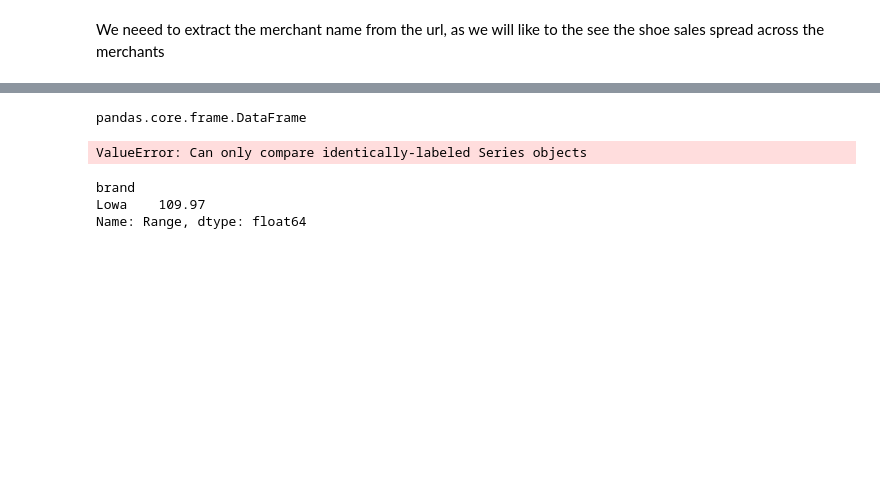
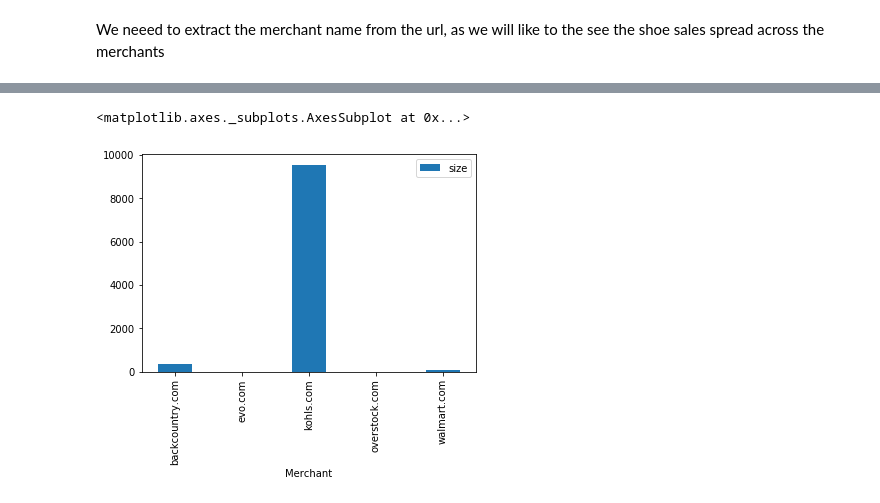
Before and after one commit to jibols/Women-Shoes, a Jupyter notebook: Shoes.ipynb, the cells around one changed output, grey strips where cells are left out. Saved outputs shown, nothing was run; the diff lists cells and outputs as text; code cells hidden in the pictures; blank space fills up the shorter version.

```diff
--- a/Shoes.ipynb
+++ b/Shoes.ipynb
@@ -83,2 +59,4 @@ myString.split("//")[-1].split("/")[0].split("www.")[1].split(".com")[0]
+# %%
+shoes_one['Merchant'] = shoes_one['SourceURLs'].apply(parse_url)
 # %%
 # How many unique brands
@@ -90,8 +72,8 @@ NameError: name 'combined_shoes' is not defined
 # %%
 # What is the price range in the dataset
-shoes.loc[:,'Range'] = shoes['Max'] - shoes['Min']
+shoes_one.loc[:,'Range'] = shoes_one['Max'] - shoes_one['Min']
 # %%
 #What is the average price of each distinct brand listed?
-shoes['Average'] = (shoes['Max'] + shoes['Min'])/2
+shoes_one.loc[:,'Average'] = (shoes_one['Max'] + shoes_one['Min'])/2
 # %%
 #Which brands have the highest prices?
@@ -110,17 +91,0 @@ The least expensive brand is Unbranded with a price of 4.88
-# %%
-type(shoes.nlargest(5, 'Max'))
-# %% [output]
-pandas.core.frame.DataFrame
-# %%
-#Which ones have the widest distribution of prices?
-distribution = shoes.groupby('brand').max()["Range"]
-#widest = distribution[distribution == distribution.nlargest(3)]
-#print("The most expensive brand is {} with a price of {}".format(next(highest.iteritems())[0],next(highest.iteritems())[1]))
-# %% [output]
-ValueError: Can only compare identically-labeled Series objects
-# %%
-widest
-# %% [output]
-brand
-Lowa    109.97
-Name: Range, dtype: float64
@@ -128,0 +92,7 @@ Name: Range, dtype: float64
+# %%
+group_retrieval = shoes_one.groupby(['Merchant']).size().to_frame('size')
+# %%
+group_retrieval.plot(kind = 'bar')
+# %% [output]
+<matplotlib.axes._subplots.AxesSubplot at 0x...>
+[figure, added]
```
Also changed, not shown: parts of 30 cells of this notebook.
